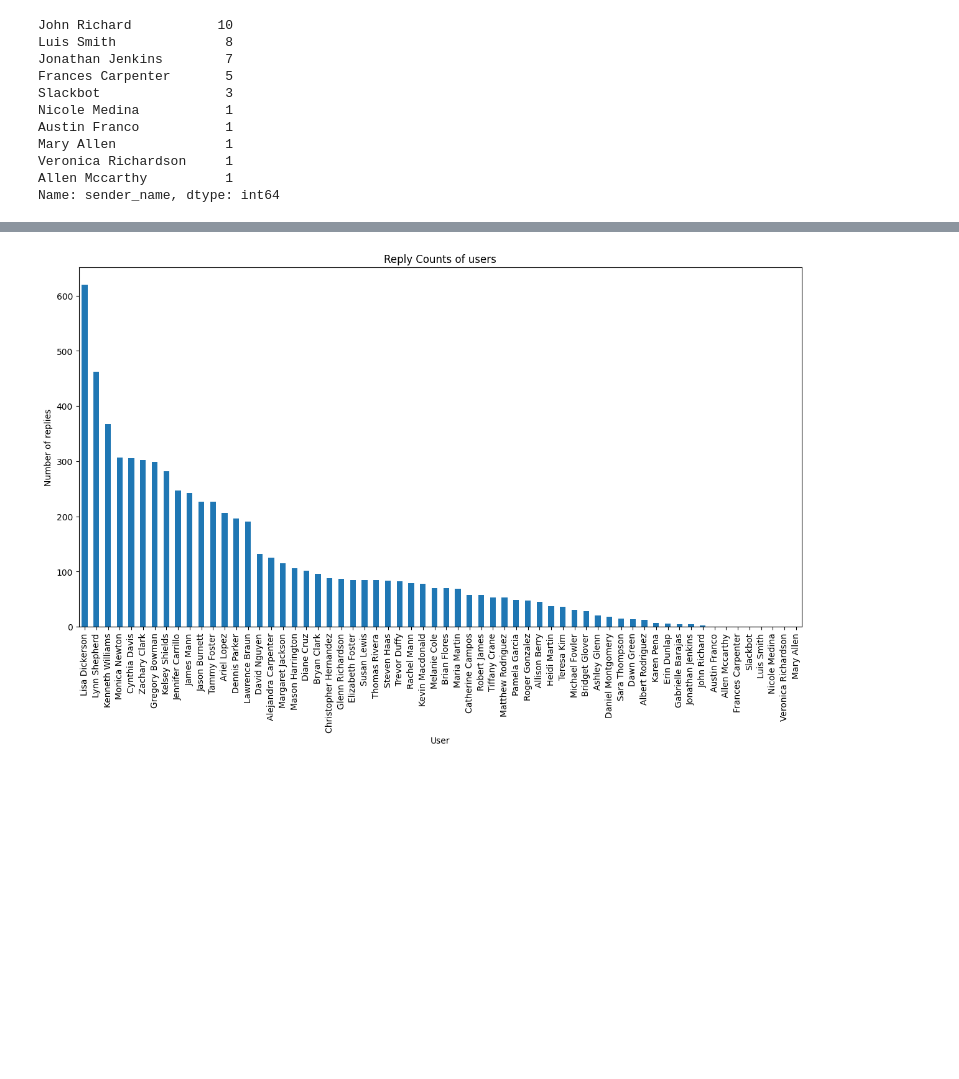
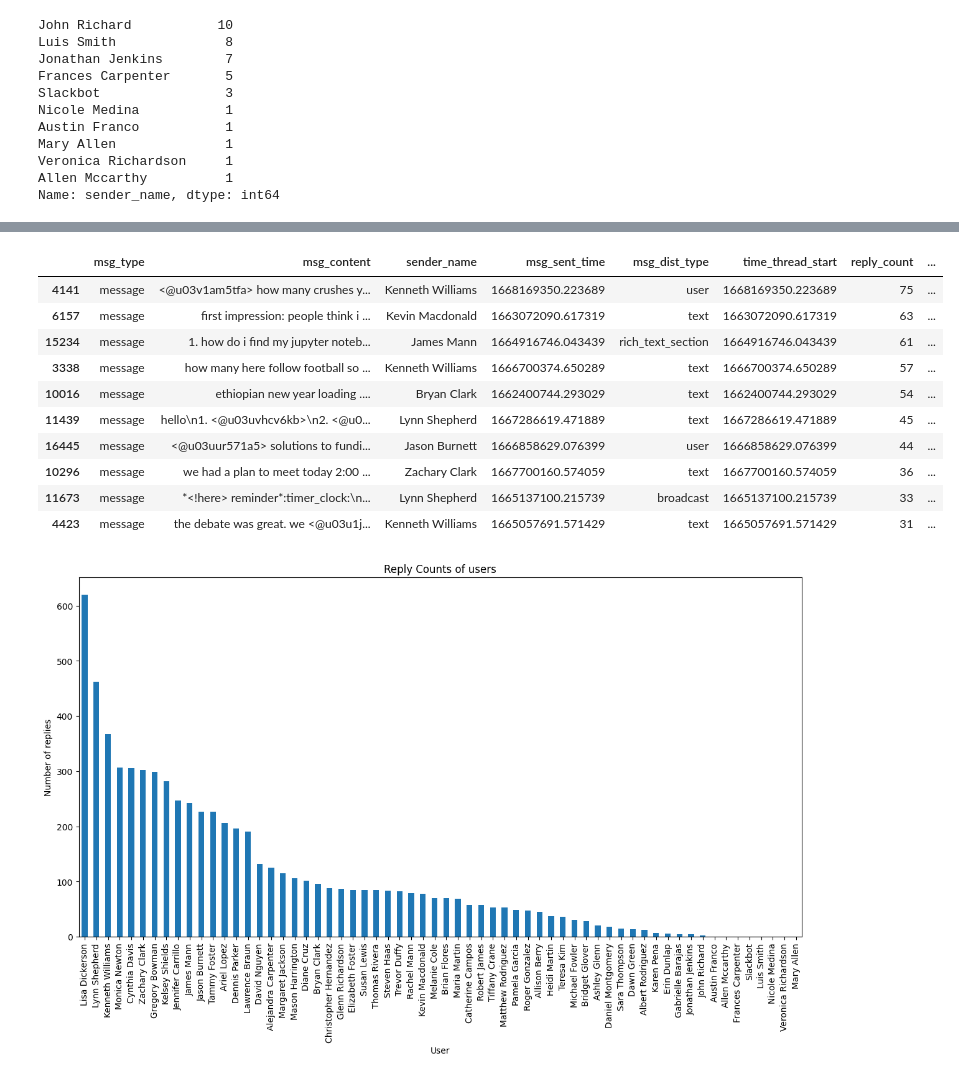
Before and after one commit to natybkl/Slack-Workspace-Data-Analysis, a Jupyter notebook: notebooks/parse_slack_data.ipynb, the cells around one changed output, grey strips where cells are left out. Drawn from its saved outputs; the diff is of its cells as text; code cells hidden in the pictures; blank space fills up the shorter version.

```diff
--- a/notebooks/parse_slack_data.ipynb
+++ b/notebooks/parse_slack_data.ipynb
@@ -249,3 +295,26 @@ Name: sender_name, dtype: int64
+# %%
+def get_top_10_messages_by_replies(df):
+    # Sort the DataFrame by 'reply_count' column in descending order
+    sorted_df = df.sort_values('reply_count', ascending=False)
+
+    # Get the top 10 messages by replies
+    top_10_messages = sorted_df.head(10)
+
+    return top_10_messages
+# %%
+get_top_10_messages_by_replies(combined_data)
+# %% [output]
+|  | msg_type | msg_content | sender_name | msg_sent_time | msg_dist_type | time_thread_start | reply_count | ... |
+| 4141 | message | <@u03v1am5tfa> how many crushes y... | Kenneth Williams | 1668169350.223689 | user | 1668169350.223689 | 75 | ... |
+| 6157 | message | first impression: people think i ... | Kevin Macdonald | 1663072090.617319 | text | 1663072090.617319 | 63 | ... |
+| 15234 | message | 1. how do i find my jupyter noteb... | James Mann | 1664916746.043439 | rich_text_section | 1664916746.043439 | 61 | ... |
+| 3338 | message | how many here follow football so ... | Kenneth Williams | 1666700374.650289 | text | 1666700374.650289 | 57 | ... |
+| 10016 | message | ethiopian new year loading .... | Bryan Clark | 1662400744.293029 | text | 1662400744.293029 | 54 | ... |
+| 11439 | message | hello\n1. <@u03uvhcv6kb>\n2. <@u0... | Lynn Shepherd | 1667286619.471889 | text | 1667286619.471889 | 45 | ... |
+| 16445 | message | <@u03uur571a5> solutions to fundi... | Jason Burnett | 1666858629.076399 | user | 1666858629.076399 | 44 | ... |
+| 10296 | message | we had a plan to meet today 2:00 ... | Zachary Clark | 1667700160.574059 | text | 1667700160.574059 | 36 | ... |
+| 11673 | message | *<!here> reminder*:timer_clock:\n... | Lynn Shepherd | 1665137100.215739 | broadcast | 1665137100.215739 | 33 | ... |
+| 4423 | message | the debate was great. we <@u03u1j... | Kenneth Williams | 1665057691.571429 | text | 1665057691.571429 | 31 | ... |
 # %%
 #plot of highest number of reply counts per user
 def plot_highest_replies_per_user(data):
```
Also changed, not shown: parts of 5 cells of this notebook.
